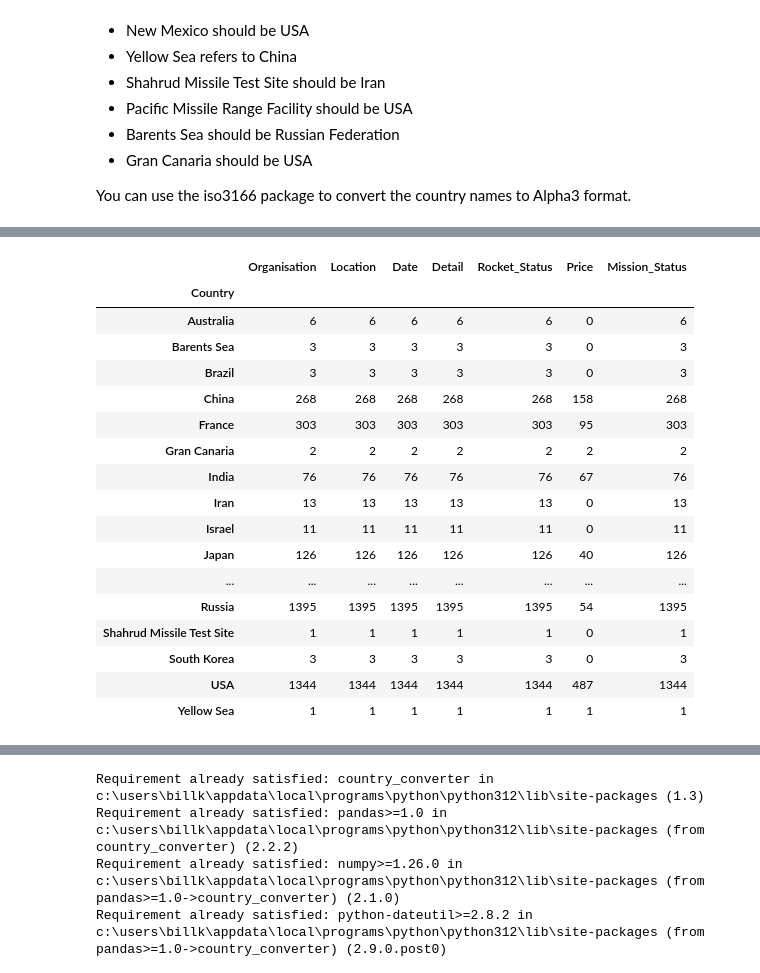
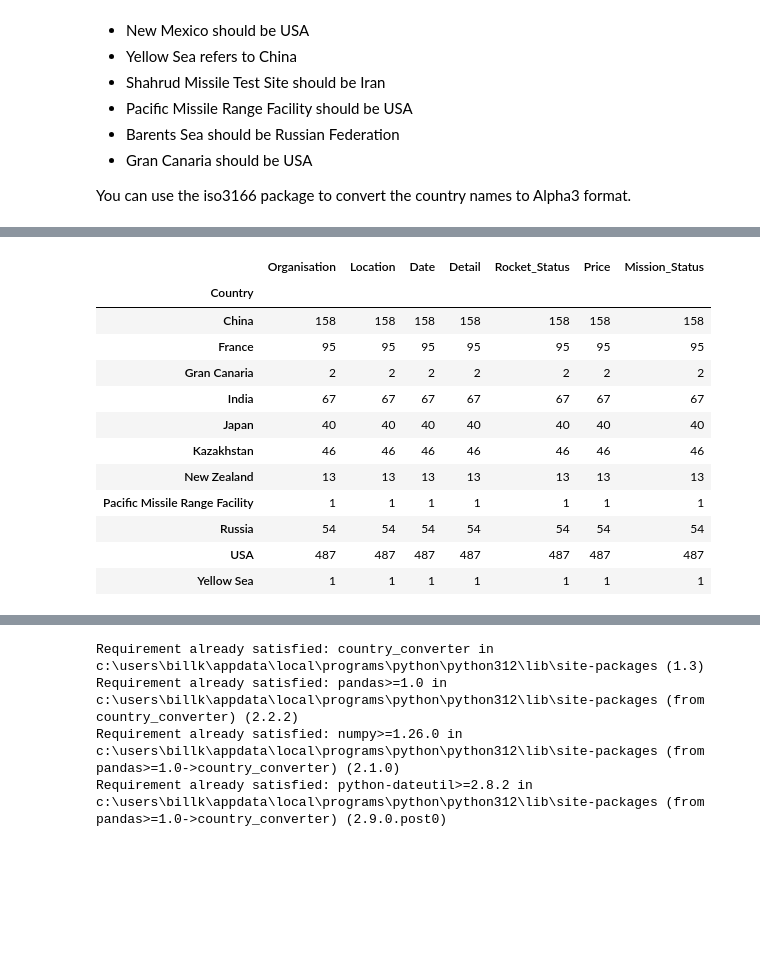
Before and after one commit to Bill-khk/Data-analysis, a Jupyter notebook: SpaceMissions/data/Space_Missions_Analysis.ipynb, the cells around one changed output, grey strips where cells are left out. Saved outputs shown, nothing was run; the diff lists cells and outputs as text; code cells hidden in the pictures; blank space fills up the shorter version.

```diff
--- a/SpaceMissions/data/Space_Missions_Analysis.ipynb
+++ b/SpaceMissions/data/Space_Missions_Analysis.ipynb
@@ -296,5 +300,5 @@ df_data.head(5)
 # %%
-country_df = df_data['Location'].str.extract(r',([^,]+)$')[0]
+country_df = clean_df['Location'].str.extract(r',([^,]+)$')[0]
 country_df = country_df.str[1:]
 country_df
 # %% [output]
@@ -313,5 +317,5 @@ Name: 0, Length: 4324, dtype: object
 # %%
-df_data.insert(df_data.columns.get_loc('Location'), 'Country', country_df)
-df_data.head()
+clean_df.insert(clean_df.columns.get_loc('Location'), 'Country', country_df)
+clean_df.head()
 # %% [output]
 |  | Organisation | Country | Location | Date | Detail | Rocket_Status | Price | Mission_Status |
@@ -323,22 +327,17 @@ df_data.head()
 # %%
-df_data.groupby('Country').count()
+clean_df.groupby('Country').count()
 # %% [output]
 |  | Organisation | Location | Date | Detail | Rocket_Status | Price | Mission_Status |
 | Country |  |  |  |  |  |  |  |
-| Australia | 6 | 6 | 6 | 6 | 6 | 0 | 6 |
-| Barents Sea | 3 | 3 | 3 | 3 | 3 | 0 | 3 |
-| Brazil | 3 | 3 | 3 | 3 | 3 | 0 | 3 |
-| China | 268 | 268 | 268 | 268 | 268 | 158 | 268 |
-| France | 303 | 303 | 303 | 303 | 303 | 95 | 303 |
+| China | 158 | 158 | 158 | 158 | 158 | 158 | 158 |
+| France | 95 | 95 | 95 | 95 | 95 | 95 | 95 |
 | Gran Canaria | 2 | 2 | 2 | 2 | 2 | 2 | 2 |
-| India | 76 | 76 | 76 | 76 | 76 | 67 | 76 |
-| Iran | 13 | 13 | 13 | 13 | 13 | 0 | 13 |
-| Israel | 11 | 11 | 11 | 11 | 11 | 0 | 11 |
-| Japan | 126 | 126 | 126 | 126 | 126 | 40 | 126 |
-| ... | ... | ... | ... | ... | ... | ... | ... |
-| Russia | 1395 | 1395 | 1395 | 1395 | 1395 | 54 | 1395 |
-| Shahrud Missile Test Site | 1 | 1 | 1 | 1 | 1 | 0 | 1 |
-| South Korea | 3 | 3 | 3 | 3 | 3 | 0 | 3 |
-| USA | 1344 | 1344 | 1344 | 1344 | 1344 | 487 | 1344 |
+| India | 67 | 67 | 67 | 67 | 67 | 67 | 67 |
+| Japan | 40 | 40 | 40 | 40 | 40 | 40 | 40 |
+| Kazakhstan | 46 | 46 | 46 | 46 | 46 | 46 | 46 |
+| New Zealand | 13 | 13 | 13 | 13 | 13 | 13 | 13 |
+| Pacific Missile Range Facility | 1 | 1 | 1 | 1 | 1 | 1 | 1 |
+| Russia | 54 | 54 | 54 | 54 | 54 | 54 | 54 |
+| USA | 487 | 487 | 487 | 487 | 487 | 487 | 487 |
 | Yellow Sea | 1 | 1 | 1 | 1 | 1 | 1 | 1 |
 # %%
```
Also changed, not shown: parts of 32 cells of this notebook.
